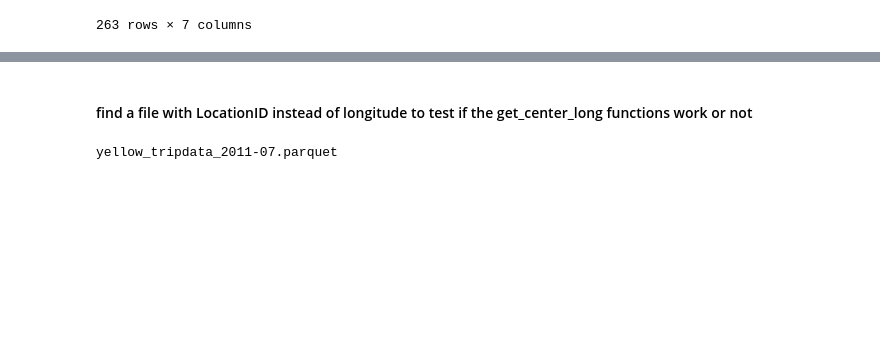
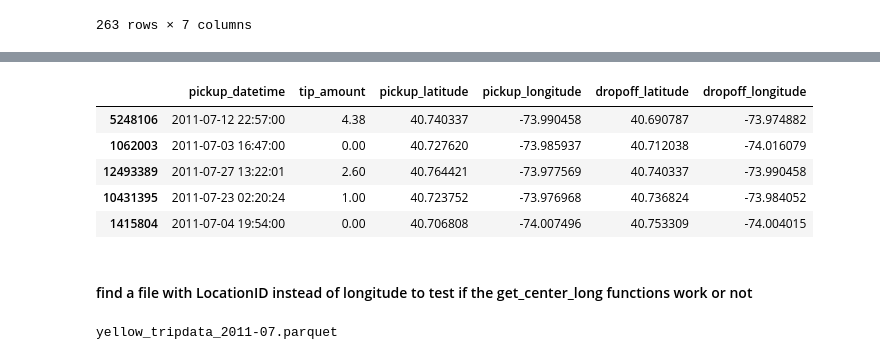
Before and after one commit to wangyf99/final-project, a Jupyter notebook: Group_project.ipynb, the cells around one changed output, grey strips where cells are left out. Saved outputs shown, nothing was run; the diff lists cells and outputs as text; code cells hidden in the pictures; blank space fills up the shorter version.

```diff
--- a/Group_project.ipynb
+++ b/Group_project.ipynb
@@ -336,0 +323,11 @@ NameError: name 'glob' is not defined
+# %%
+file =  '/Users/yangmuyu/final-project/yellow_tripdata_2011-07.parquet'
+onedf = one_file(file)
+onedf.head()
+# %% [output]
+|  | pickup_datetime | tip_amount | pickup_latitude | pickup_longitude | dropoff_latitude | dropoff_longitude |
+| 5248106 | 2011-07-12 22:57:00 | 4.38 | 40.740337 | -73.990458 | 40.690787 | -73.974882 |
+| 1062003 | 2011-07-03 16:47:00 | 0.00 | 40.727620 | -73.985937 | 40.712038 | -74.016079 |
+| 12493389 | 2011-07-27 13:22:01 | 2.60 | 40.764421 | -73.977569 | 40.740337 | -73.990458 |
+| 10431395 | 2011-07-23 02:20:24 | 1.00 | 40.723752 | -73.976968 | 40.736824 | -73.984052 |
+| 1415804 | 2011-07-04 19:54:00 | 0.00 | 40.706808 | -74.007496 | 40.753309 | -74.004015 |
```
Also changed, not shown: parts of 20 cells of this notebook.
